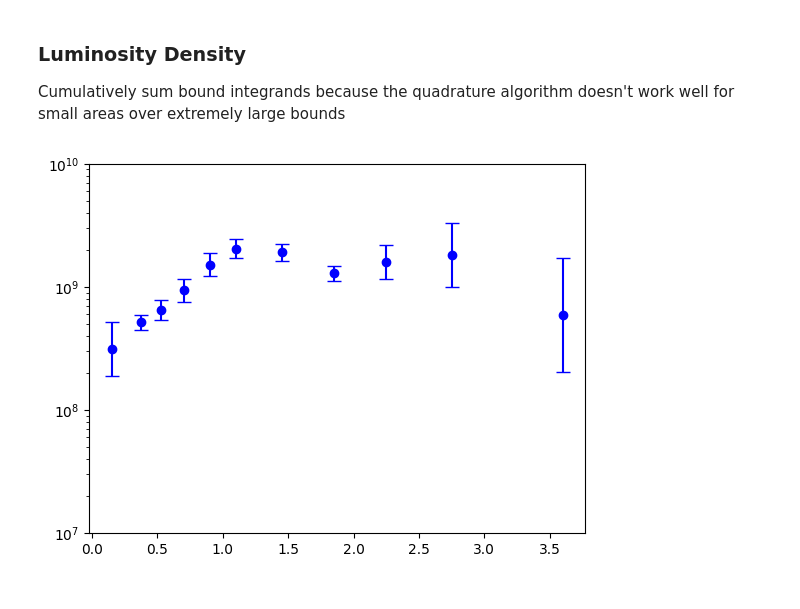
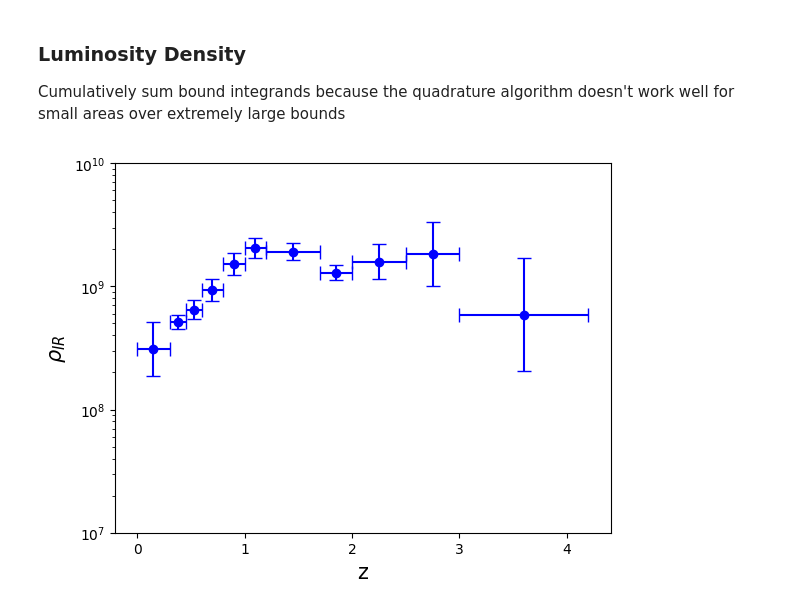
Before and after one commit to daniel-lyon/MPhil-Code, a Jupyter notebook: LUMFUNCS/example.ipynb, the cells around one changed output. Drawn from its saved outputs; the diff is of its cells as text; code cells hidden in the pictures.

```diff
--- a/LUMFUNCS/example.ipynb
+++ b/LUMFUNCS/example.ipynb
@@ -11,8 +11,20 @@ from scipy import integrate
 def saunders_function(L, alpha, sigma, L_star, phi_star):
     return phi_star * (L / L_star) ** (1-alpha) * np.exp(-1 / (2 * sigma ** 2) * (np.log10(1 + (L / L_star)))**2)
 
+# Redshift bins
+redshift_bins = [[0.0, 0.3],
+                 [0.3, 0.45],
+                 [0.45, 0.6],
+                 [0.6, 0.8],
+                 [0.8, 1.0],
+                 [1.0, 1.2],
+                 [1.2, 1.7],
+                 [1.7, 2.0],
+                 [2.0, 2.5],
+                 [2.5, 3.0],
+                 [3.0, 4.2]]
+
 # Parameters
-redshift_bins = [[0.0, 0.3], [0.3, 0.45], [0.45, 0.6], [0.6, 0.8], [0.8, 1.0], [1.0, 1.2], [1.2, 1.7], [1.7, 2.0], [2.0, 2.5], [2.5, 3.0], [3.0, 4.2], [4.2, 6.0]]
 alpha = [1.15, 1.2, 1.2, 1.2, 1.2, 1.2, 1.2, 1.2, 1.2, 1.2, 1.2]
 sigma = [0.52, 0.5, 0.5, 0.5, 0.5, 0.5, 0.5, 0.5, 0.5, 0.5, 0.5]
 lstar = [10.12, 10.41, 10.55, 10.71, 10.97, 11.13, 11.37, 11.50, 11.60, 11.92, 11.90]
@@ -72,7 +84,7 @@ plt.show()
 How does each luminosity bin evolve with redshift?
 # %%
 luminosity_classes = np.arange(10.5, 13.5, 0.5)
-z = [0.15, 0.375, 0.525, 0.7, 0.9, 1.1, 1.45, 1.85, 2.25, 2.75, 3.6]
+z = np.mean(redshift_bins, axis=1)
 colors = plt.cm.gist_rainbow(np.linspace(0,1,len(luminosity_classes)))
 
 
@@ -97,31 +109,38 @@ Cumulatively sum bound integrands because the quadrature algorithm doesn't work
 # %%
 lower_bounds = np.power(10.0, np.arange(0, 32, 2)).tolist()
 lower_bounds[0] = 0
 upper_bounds = lower_bounds[1:] + [np.inf]
 
 density = []
 density_up = []
 density_down = []
+
+# X error
+z_err_left = z - np.array(redshift_bins)[:,0]
+z_err_right = np.array(redshift_bins)[:,1] - z
 
 # Loop over redshift bins
 for a, s, ls, ps, lse, pse in zip(alpha, sigma, lstar, pstar, lstar_error, pstar_error):
     bound_area = 0
     bound_area_up = 0
     bound_area_down = 0
 
     # Loop over bounds
     for u, l in zip(upper_bounds, lower_bounds):
         bound_area += integrate.quad(saunders_function, l, u, args=(a, s, 10**ls, 10**ps))[0]
         bound_area_up += integrate.quad(saunders_function, l, u, args=(a, s, 10**(ls+lse), 10**(ps+pse)))[0]
         bound_area_down += integrate.quad(saunders_function, l, u, args=(a, s, 10**(ls-lse), 10**(ps-pse)))[0]
 
+    # Y and Y error
     density.append(bound_area)
-    density_up.append(bound_area_up-bound_area)
-    density_down.append(bound_area-bound_area_down)
+    density_up.append(bound_area_up - bound_area)
+    density_down.append(bound_area - bound_area_down)
 
-plt.errorbar(z, density, yerr=[density_down, density_up], ls='none', marker='o', capsize=5, color='blue')
+plt.errorbar(z, density, yerr=[density_down, density_up], xerr=[z_err_left, z_err_right], ls='none', marker='o', capsize=5, color='blue')
+plt.ylabel(r'$\rho_{IR}$', fontsize=15)
+plt.xlabel('z', fontsize=15)
 plt.yscale('log')
 plt.ylim(10**7, 10**10)
 plt.show()
 # %% [output]
-[figure, old version]
+[figure, new version]
```
